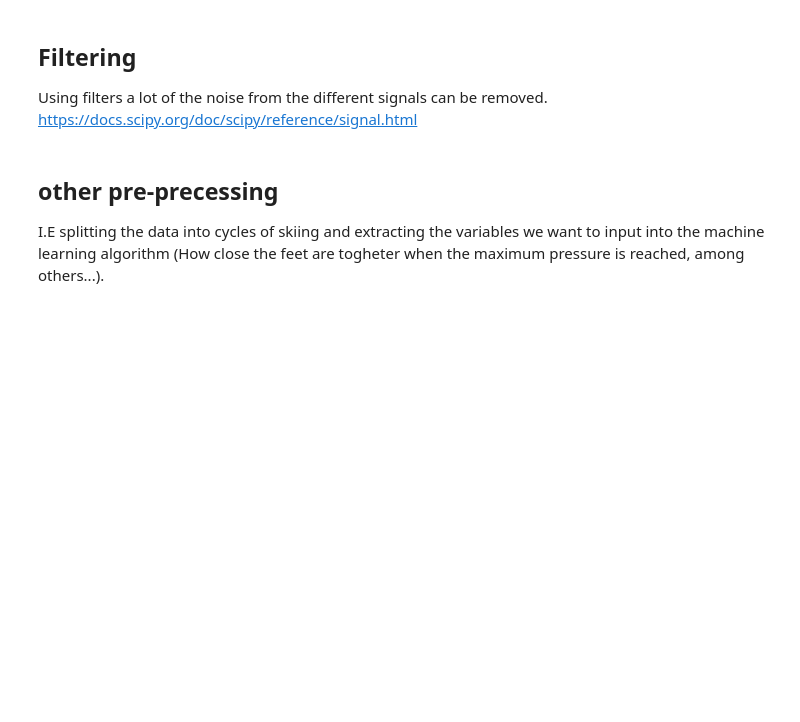
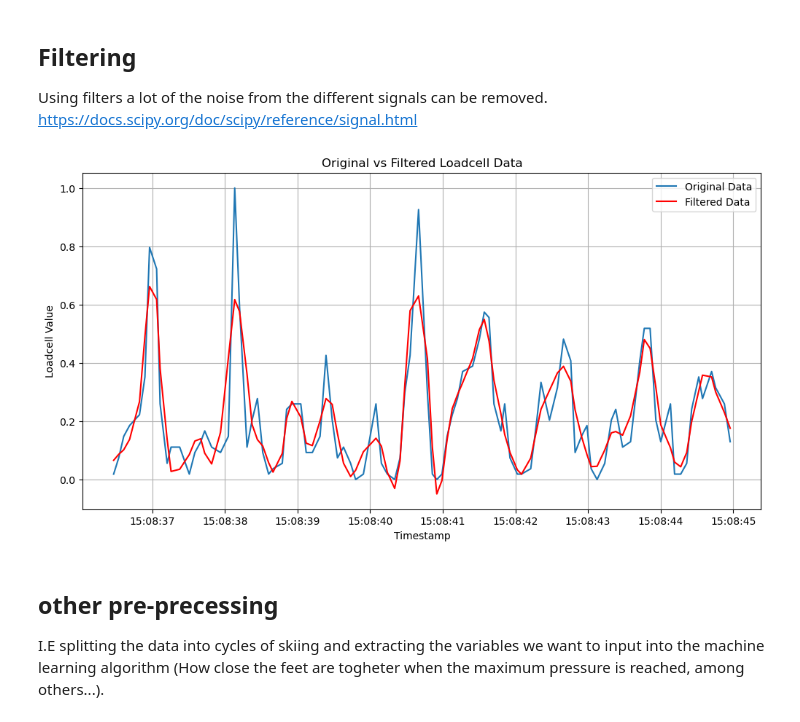
Before and after one commit to Husmarke/Kandidat-Cross-Country-Technique, a Jupyter notebook: kandidat_kod.ipynb, the cells around one changed output. Saved outputs shown, nothing was run; the diff lists cells and outputs as text; code cells hidden in the pictures; blank space fills up the shorter version.

```diff
--- a/kandidat_kod.ipynb
+++ b/kandidat_kod.ipynb
@@ -135,6 +319,39 @@ Using filters a lot of the noise from the different signals can be removed.
 https://docs.scipy.org/doc/scipy/reference/signal.html
 # %%
 # Signal filtering using scipy.signal
+def filter_signal(data, cutoff_freq, sampling_rate, filter_order=4):
+    """Applies a low-pass Butterworth filter to the data."""
+    nyquist = 0.5 * sampling_rate
+    if cutoff_freq >= nyquist:
+        raise ValueError(f"Cutoff frequency must be less than the Nyquist frequency ({nyquist} Hz).")
+    normal_cutoff = cutoff_freq / nyquist
+    b, a = spsig.butter(filter_order, normal_cutoff, btype='low', analog=False)
+    filtered_data = spsig.filtfilt(b, a, data)
+    return filtered_data
+
+# use the filter_signal function to filter the loadcell data
+cutoff_freq = 2  # cutoff frequency in Hz
+try:
+    # Filter the loadcell data
+    filtered_data = filter_signal(log_df['loadcell1H'], cutoff_freq, sampling_rate)
+    # Plot the original and filtered data
+    # variables of cutoff for the plot
+    time1 = 2100
+    time2 = 2200
+
+    plt.figure(figsize=(12, 6))
+    plt.plot(log_df['Timestamp'][time1:time2], log_df['loadcell1H'][time1:time2], label='Original Data')
+    plt.plot(log_df['Timestamp'][time1:time2], filtered_data[time1:time2], label='Filtered Data', color='red')
+    plt.title('Original vs Filtered Loadcell Data')
+    plt.xlabel('Timestamp')
+    plt.ylabel('Loadcell Value')
+    plt.legend()
+    plt.grid()
+    plt.show()
+except ValueError as e:
+    print(f"Error: {e}")
+# %% [output]
+[figure, added]
 # %% [markdown]
 ## other pre-precessing
 I.E splitting the data into cycles of skiing and extracting the variables we want to input into the machine learning algorithm (How close the feet are togheter when the maximum pressure is reached, among others...).
```
Also changed, not shown: parts of 8 cells of this notebook, 4 other files.
